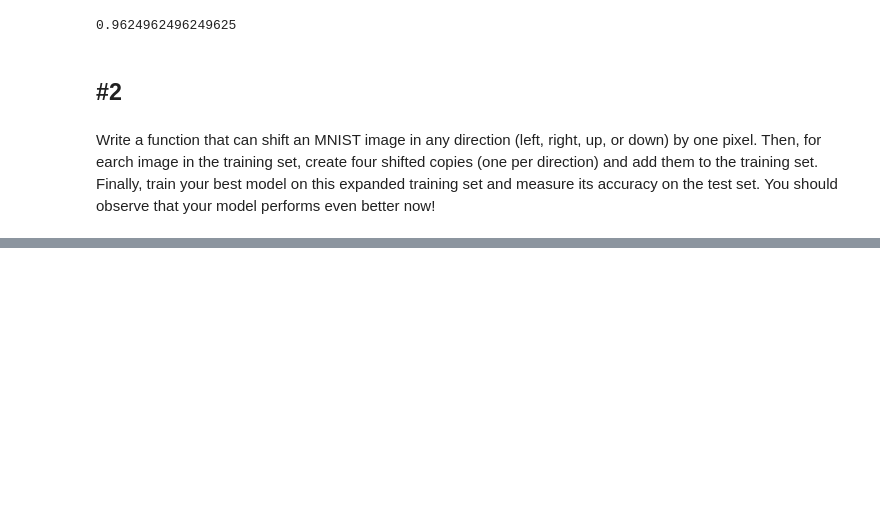
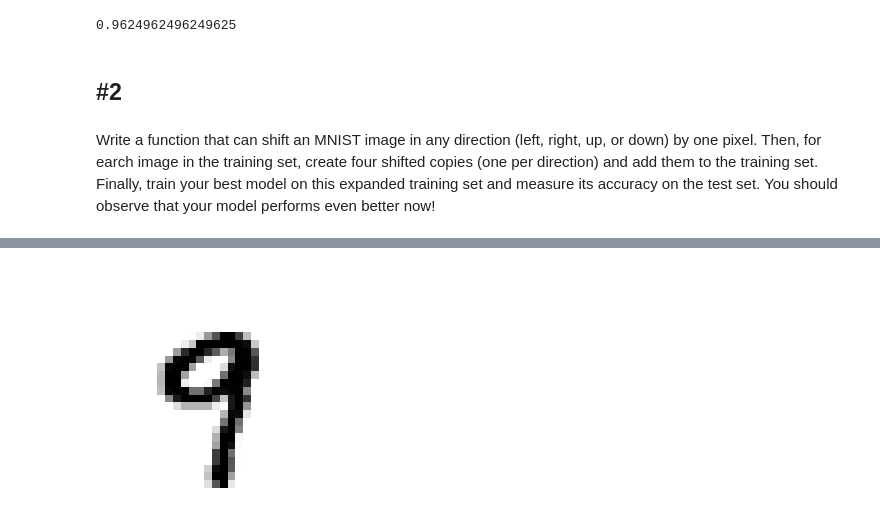
Before and after one commit to cmannnn/mnist, a Jupyter notebook: MNIST.ipynb, the cells around one changed output, grey strips where cells are left out. Saved outputs shown, nothing was run; the diff lists cells and outputs as text; code cells hidden in the pictures; blank space fills up the shorter version.

```diff
--- a/MNIST.ipynb
+++ b/MNIST.ipynb
@@ -607,0 +640,10 @@ Write a function that can shift an MNIST image in any direction (left, right, up
+# %%
+# scipy.ndimage.interpolation.shift test
+shifted_image = shift(random_image_pic, [1,0], cval=0)
+# %%
+# viewing shifted image
+plt.imshow(shifted_image, cmap=mpl.cm.binary, interpolation='nearest')
+plt.axis('off')
+plt.show()
+# %% [output]
+[figure, added]
```
Also changed, not shown: parts of 5 cells of this notebook.
